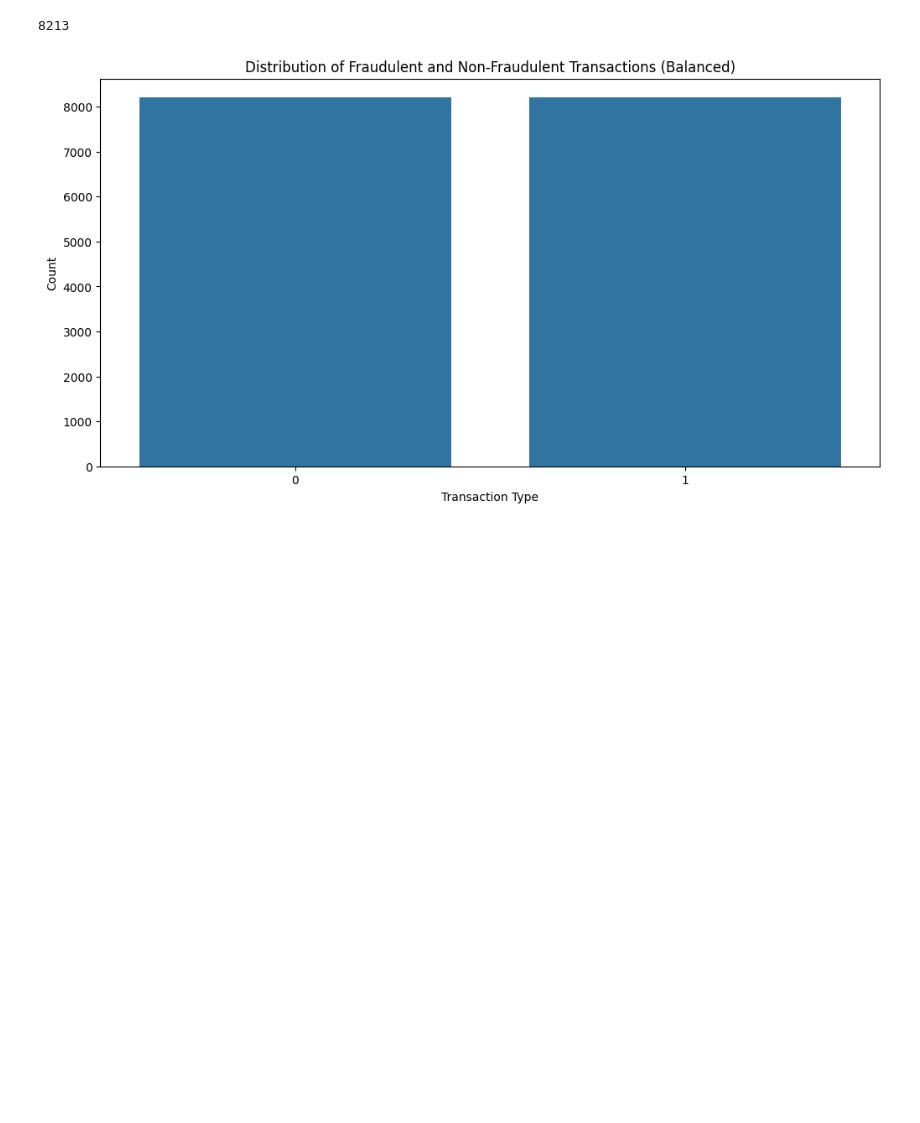
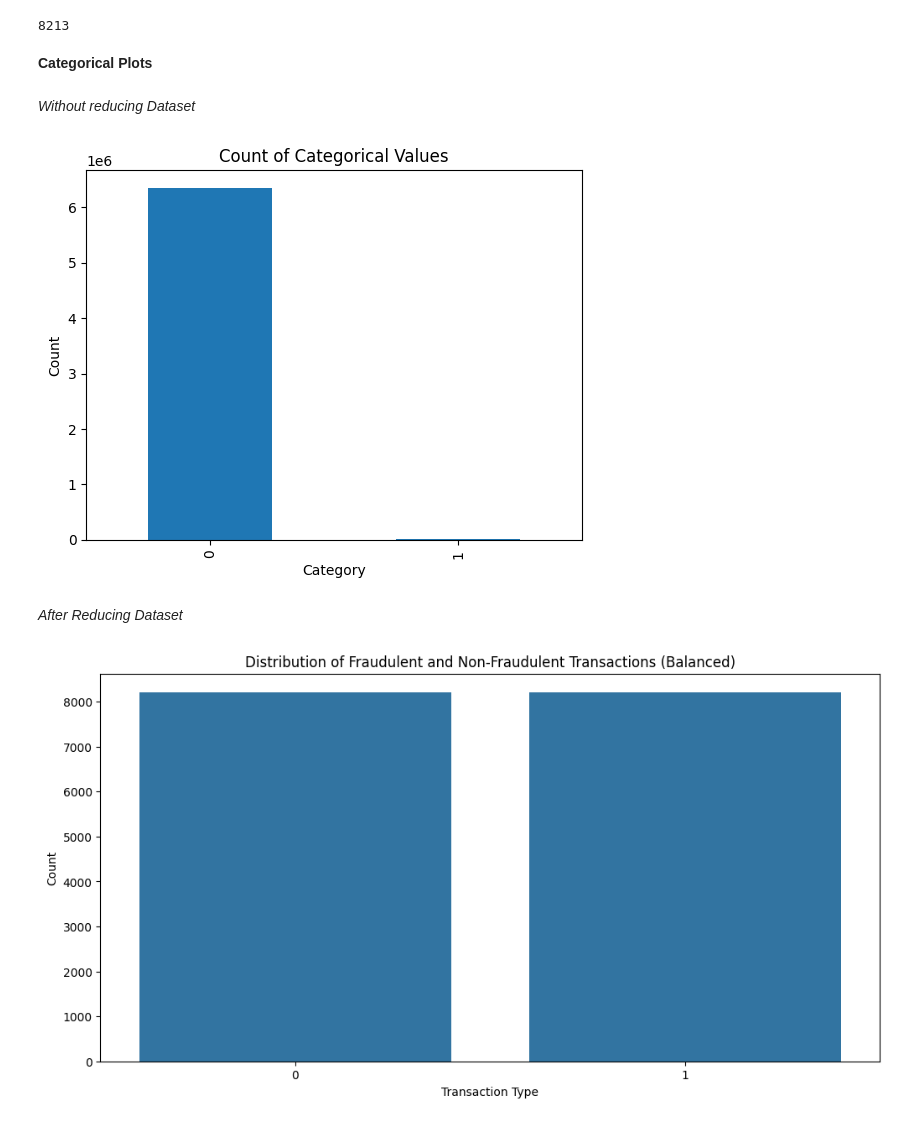
Before and after one commit to TahaHassan0/Fraud-Detection-Model, a Jupyter notebook: EDA.ipynb, the cells around one changed output. Cells and saved outputs as stored; diff of their text form; code cells hidden in the pictures; blank space fills up the shorter version.

```diff
--- a/EDA.ipynb
+++ b/EDA.ipynb
@@ -117,6 +119,24 @@ X_balanced, y_balanced = X.iloc[balanced_indices], y.iloc[balanced_indices]
 y_balanced[y_balanced == 1].count()
 # %% [output]
 8213
+# %% [markdown]
+**Categorical Plots**
+# %% [markdown]
+*Without reducing Dataset*
+# %%
+# Count values of each category
+value_counts = data['isFraud'].value_counts()
+
+# Plot the counts
+value_counts.plot(kind='bar')
+plt.xlabel('Category')
+plt.ylabel('Count')
+plt.title('Count of Categorical Values')
+plt.show()
+# %% [output]
+[figure, added]
+# %% [markdown]
+*After Reducing Dataset*
 # %%
 #Deriving plots for fraud and non fraud transactions
 plt.figure(figsize=(12, 6))
```
Also changed, not shown: parts of 18 cells of this notebook.
